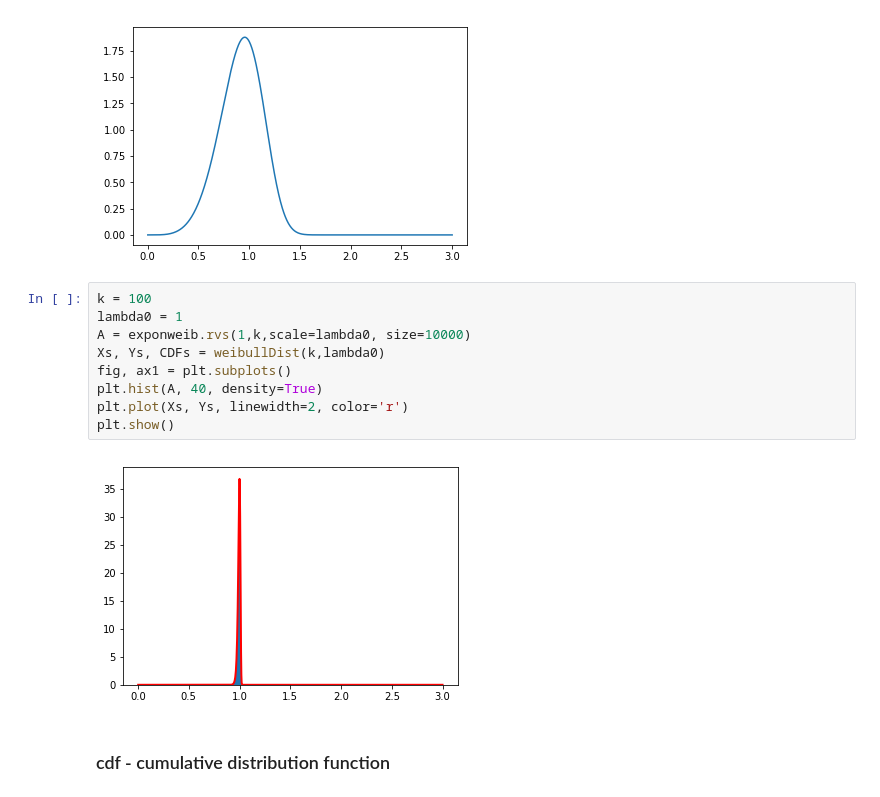
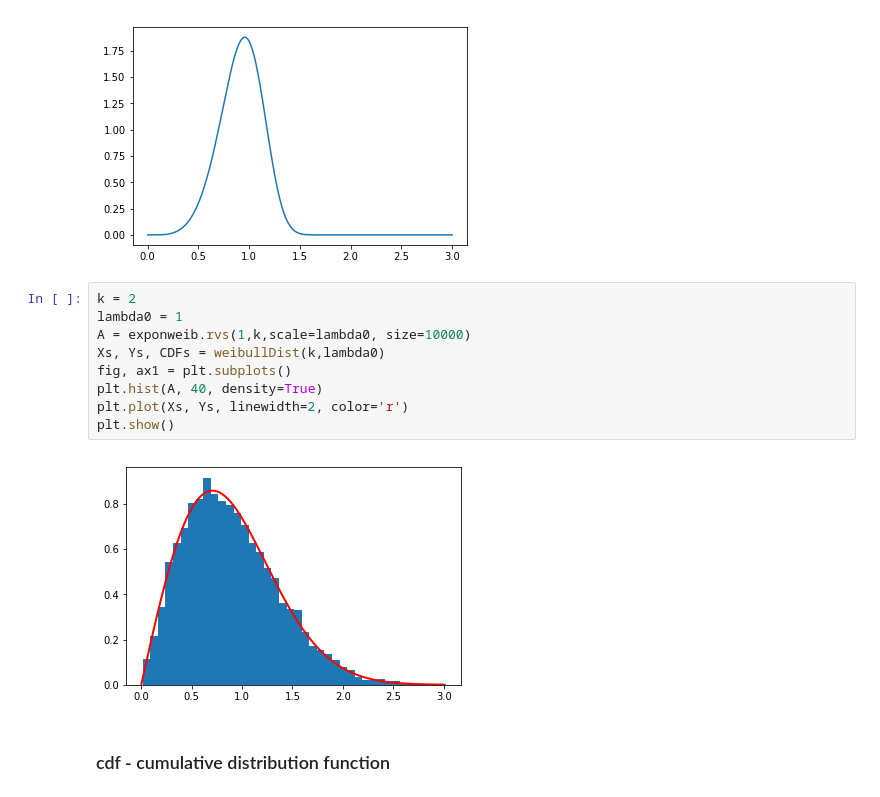
Before and after one commit to ddgerrard/probability_distributions_python, a Jupyter notebook: Weibull Distribution.ipynb, the cells around one changed output. Saved outputs shown, nothing was run; the diff lists cells and outputs as text.

```diff
--- a/Weibull Distribution.ipynb
+++ b/Weibull Distribution.ipynb
@@ -91,16 +91,16 @@ plt.show()
 # %% [output]
 [figure]
 # %%
-k = 100
+k = 2
 lambda0 = 1
 A = exponweib.rvs(1,k,scale=lambda0, size=10000)
 Xs, Ys, CDFs = weibullDist(k,lambda0)
 fig, ax1 = plt.subplots()
 plt.hist(A, 40, density=True)
 plt.plot(Xs, Ys, linewidth=2, color='r')
 plt.show()
 # %% [output]
-[figure, old version]
+[figure, new version]
 # %% [markdown]
 ### cdf - cumulative distribution function
 # %%
```
Also changed, not shown: parts of 3 cells of this notebook, 2 other files.
